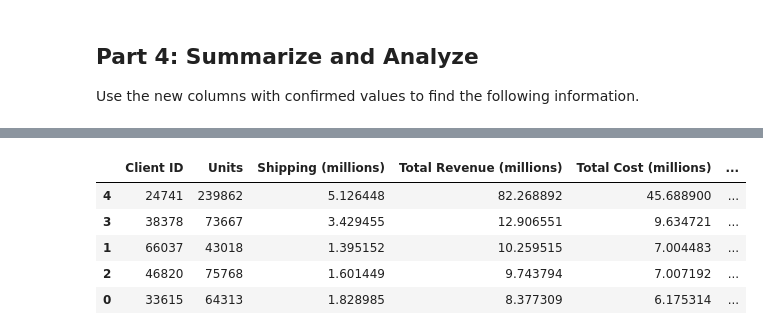
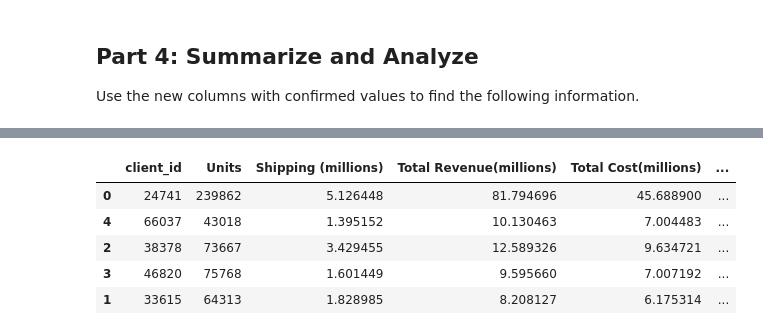
Before and after one commit to godzown82/pandas-challenge-1, a Jupyter notebook: wholesale_data_analysis_starter_code.ipynb, the cells around one changed output, grey strips where cells are left out. Saved outputs shown, nothing was run; the diff lists cells and outputs as text; code cells hidden in the pictures.

```diff
--- a/wholesale_data_analysis_starter_code.ipynb
+++ b/wholesale_data_analysis_starter_code.ipynb
@@ -242,0 +235,11 @@ output
+# %%
+# Create a summary DataFrame showing the totals for the for the top 5 clients with the following information:
+# total units purchased, total shipping price, total revenue, and total profit.
+
+summary_df = df.groupby(['client_id']).agg({'qty': 'sum', 'shipping_price': 'sum','line_price': 'sum','line_cost':'sum','line_profit':'sum'}).reset_index()
+
+# Filter the DataFrame based on the values in the list
+filtered_df = summary_df[summary_df['client_id'].isin(top_five_list)].reset_index()
+
+filtered_df.drop('index', axis=1, inplace=True)
+filtered_df
@@ -243,14 +253,19 @@ output
 # %%
 # Format the data and rename the columns to names suitable for presentation.
+# total units purchased, total shipping price, total revenue, and total profit.
+
 
 # Define the money columns.
 
+money_columns = ['shipping_price','line_price','line_cost','line_profit']
 
-# Define a function that converts a dollar amount to millions.
-
-
-# Apply the currency_format_millions function to only the money columns.
-
+# Use a Lambda function to convert only the money columns to millions.
+# This will be done by dividing the number by 1000000
+for col in money_columns:
+    filtered_df[col] = filtered_df[col].apply(lambda x: x/1000000)
 
 # Rename the columns to reflect the change in the money format.
+filtered_df.rename(columns={'qty': 'Units', 'shipping_price': 'Shipping (millions)','line_price': 'Total Revenue(millions)','line_cost': 'Total Cost(millions)','line_profit': 'Total Profit (millions)'}, inplace=True)
+
+filtered_df
 # %% [output]
@@ -263,9 +278,11 @@ output
 # %%
 # Sort the updated data by "Total Profit (millions)" form highest to lowest and assign the sort to a new DatFrame.
+sorted_df = filtered_df.sort_values(by="Total Profit (millions)",ascending=False)
+sorted_df
 # %% [output]
-|  | Client ID | Units | Shipping (millions) | Total Revenue (millions) | Total Cost (millions) | ... |
-| 4 | 24741 | 239862 | 5.126448 | 82.268892 | 45.688900 | ... |
-| 3 | 38378 | 73667 | 3.429455 | 12.906551 | 9.634721 | ... |
-| 1 | 66037 | 43018 | 1.395152 | 10.259515 | 7.004483 | ... |
-| 2 | 46820 | 75768 | 1.601449 | 9.743794 | 7.007192 | ... |
-| 0 | 33615 | 64313 | 1.828985 | 8.377309 | 6.175314 | ... |
+|  | client_id | Units | Shipping (millions) | Total Revenue(millions) | Total Cost(millions) | ... |
+| 0 | 24741 | 239862 | 5.126448 | 81.794696 | 45.688900 | ... |
+| 4 | 66037 | 43018 | 1.395152 | 10.130463 | 7.004483 | ... |
+| 2 | 38378 | 73667 | 3.429455 | 12.589326 | 9.634721 | ... |
+| 3 | 46820 | 75768 | 1.601449 | 9.595660 | 7.007192 | ... |
+| 1 | 33615 | 64313 | 1.828985 | 8.208127 | 6.175314 | ... |
```
Also changed, not shown: parts of 5 cells of this notebook.
